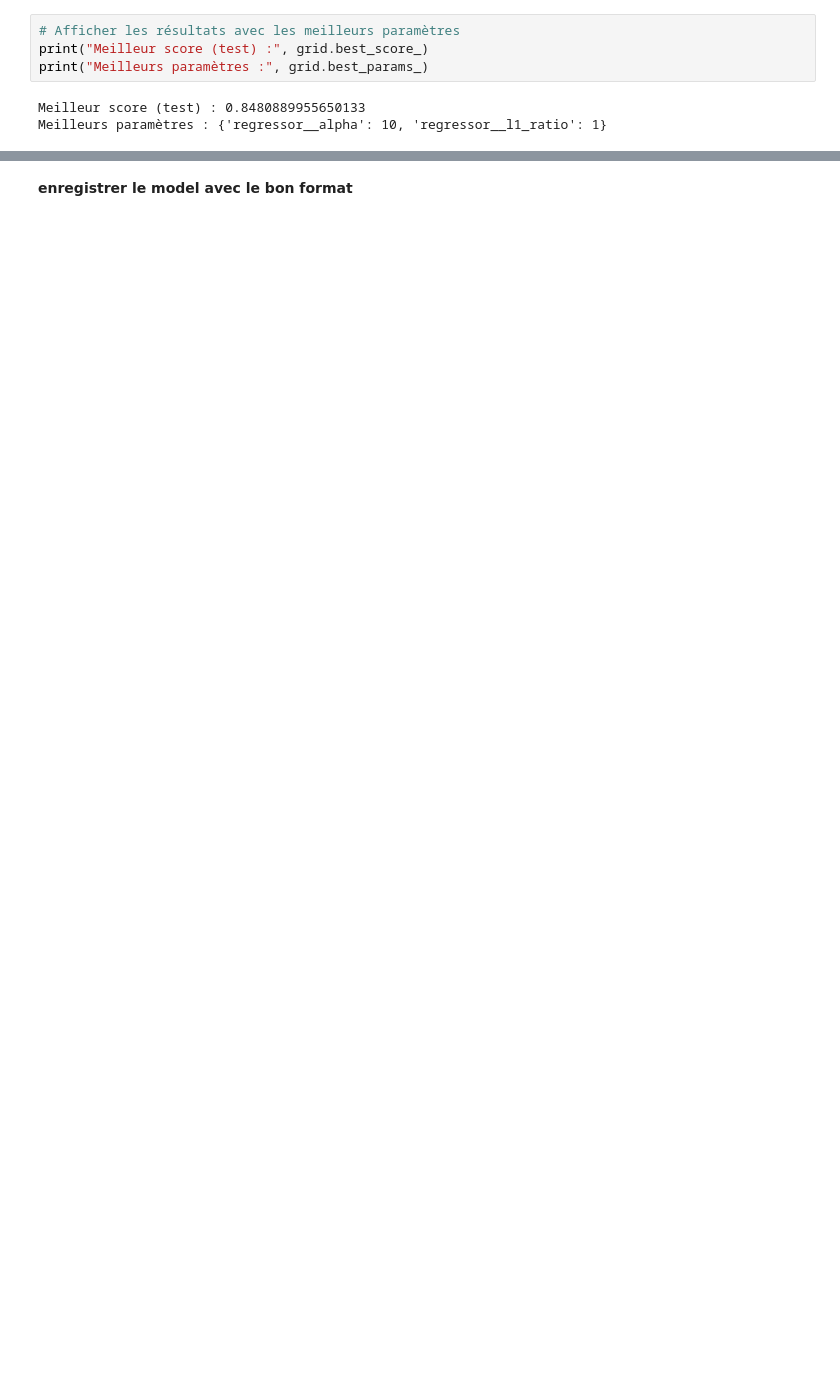
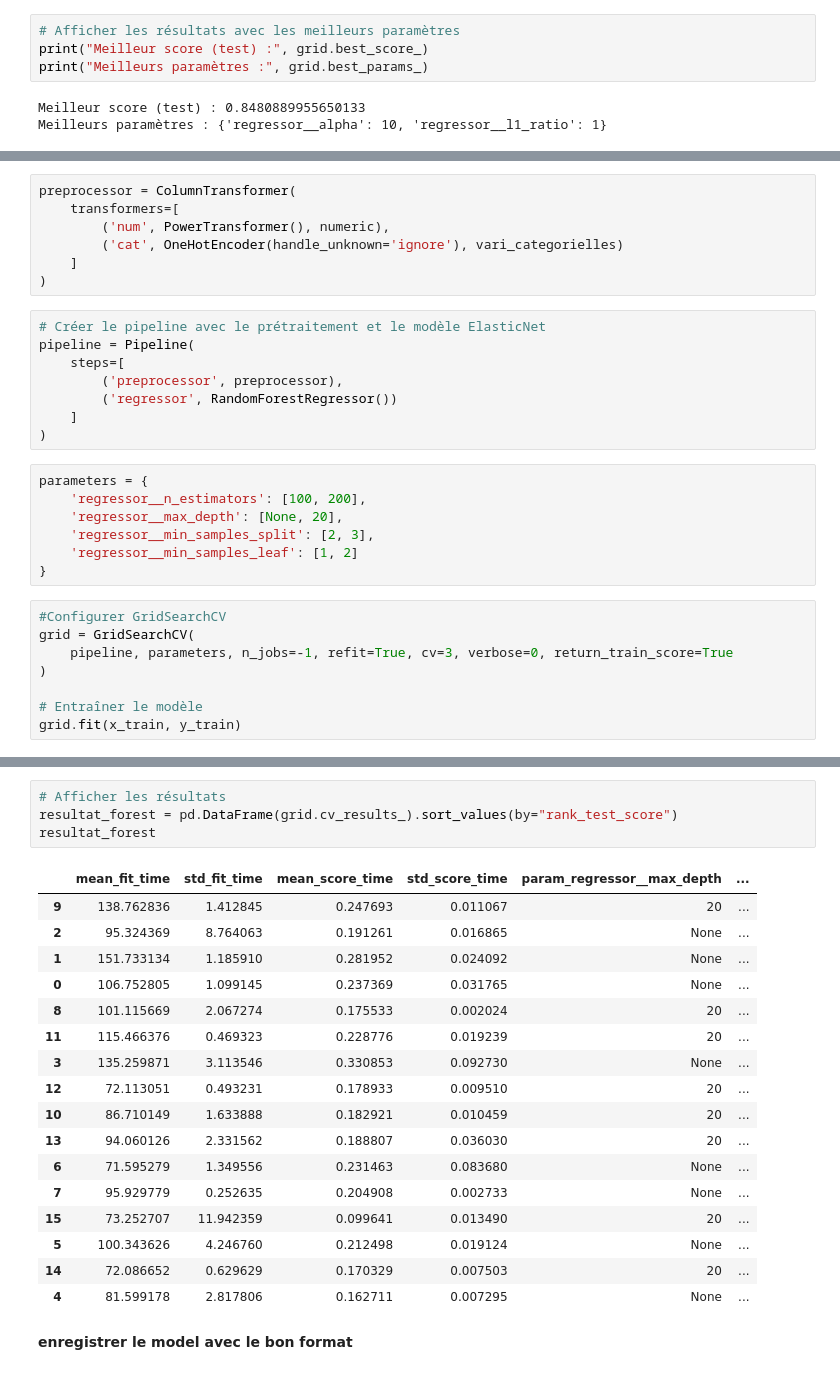
Before and after one commit to Kourouma25/Pr-diction_du_prix_des_maisons_-_Ames-_Iowa, a Jupyter notebook: Modelisation.ipynb, the cells around one changed output, grey strips where cells are left out. Cells and saved outputs as stored; diff of their text form; blank space fills up the shorter version.

```diff
--- a/Modelisation.ipynb
+++ b/Modelisation.ipynb
@@ -391,0 +364,30 @@ Meilleurs paramètres : {'regressor__alpha': 10, 'regressor__l1_ratio': 1}
+# %%
+preprocessor = ColumnTransformer(
+    transformers=[
+        ('num', PowerTransformer(), numeric),
+        ('cat', OneHotEncoder(handle_unknown='ignore'), vari_categorielles)
+    ]
+)
+# %%
+# Créer le pipeline avec le prétraitement et le modèle ElasticNet
+pipeline = Pipeline(
+    steps=[
+        ('preprocessor', preprocessor),
+        ('regressor', RandomForestRegressor())
+    ]
+)
+# %%
+parameters = {
+    'regressor__n_estimators': [100, 200],
+    'regressor__max_depth': [None, 20],
+    'regressor__min_samples_split': [2, 3],
+    'regressor__min_samples_leaf': [1, 2]
+}
+# %%
+#Configurer GridSearchCV
+grid = GridSearchCV(
+    pipeline, parameters, n_jobs=-1, refit=True, cv=3, verbose=0, return_train_score=True
+)
+
+# Entraîner le modèle
+grid.fit(x_train, y_train)
@@ -392,2 +412,24 @@ Meilleurs paramètres : {'regressor__alpha': 10, 'regressor__l1_ratio': 1}
+# %%
+# Afficher les résultats
+resultat_forest = pd.DataFrame(grid.cv_results_).sort_values(by="rank_test_score")
+resultat_forest
+# %% [output]
+|  | mean_fit_time | std_fit_time | mean_score_time | std_score_time | param_regressor__max_depth | ... |
+| 9 | 138.762836 | 1.412845 | 0.247693 | 0.011067 | 20 | ... |
+| 2 | 95.324369 | 8.764063 | 0.191261 | 0.016865 | None | ... |
+| 1 | 151.733134 | 1.185910 | 0.281952 | 0.024092 | None | ... |
+| 0 | 106.752805 | 1.099145 | 0.237369 | 0.031765 | None | ... |
+| 8 | 101.115669 | 2.067274 | 0.175533 | 0.002024 | 20 | ... |
+| 11 | 115.466376 | 0.469323 | 0.228776 | 0.019239 | 20 | ... |
+| 3 | 135.259871 | 3.113546 | 0.330853 | 0.092730 | None | ... |
+| 12 | 72.113051 | 0.493231 | 0.178933 | 0.009510 | 20 | ... |
+| 10 | 86.710149 | 1.633888 | 0.182921 | 0.010459 | 20 | ... |
+| 13 | 94.060126 | 2.331562 | 0.188807 | 0.036030 | 20 | ... |
+| 6 | 71.595279 | 1.349556 | 0.231463 | 0.083680 | None | ... |
+| 7 | 95.929779 | 0.252635 | 0.204908 | 0.002733 | None | ... |
+| 15 | 73.252707 | 11.942359 | 0.099641 | 0.013490 | 20 | ... |
+| 5 | 100.343626 | 4.246760 | 0.212498 | 0.019124 | None | ... |
+| 14 | 72.086652 | 0.629629 | 0.170329 | 0.007503 | 20 | ... |
+| 4 | 81.599178 | 2.817806 | 0.162711 | 0.007295 | None | ... |
 # %% [markdown]
 **enregistrer le model avec le bon format**
```
Also changed, not shown: parts of 31 cells of this notebook.
